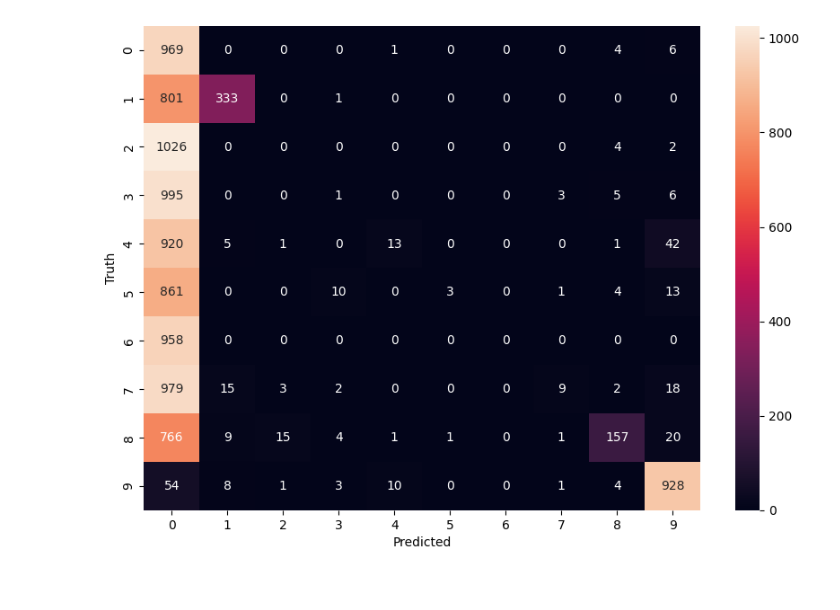
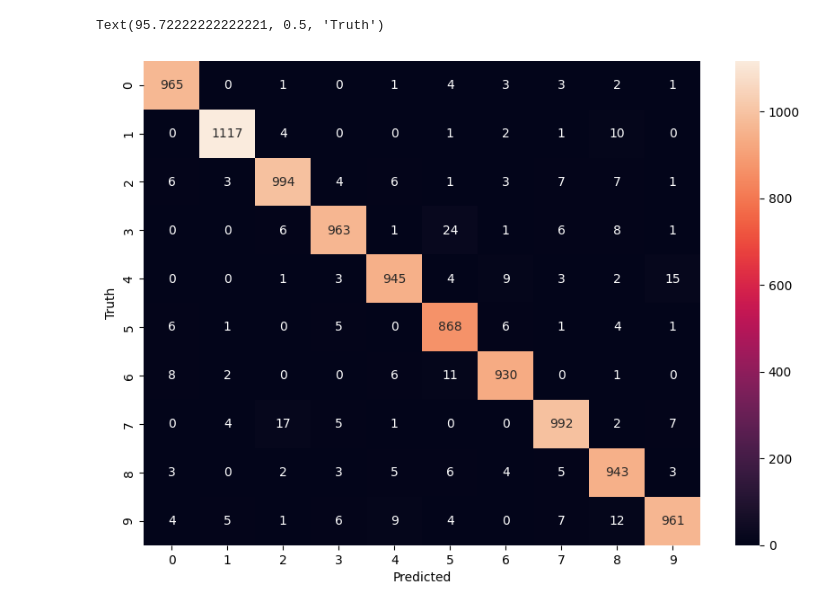
Before and after one commit to Avinash64/mnist-recognition-api, a Jupyter notebook: train_model.ipynb, the cells around one changed output. Drawn from its saved outputs; the diff is of its cells as text; code cells hidden in the pictures.

```diff
--- a/train_model.ipynb
+++ b/train_model.ipynb
@@ -16,3 +45,6 @@ To enable the following instructions: AVX2 FMA, in other operations, rebuild Ten
+# %%
+X_train = X_train / 255
+X_test = X_test / 255
 # %%
 model = keras.Sequential([
     keras.layers.Flatten(input_shape=(28, 28)),
@@ -24,5 +56,5 @@ model.compile(optimizer='adam',
     loss='sparse_categorical_crossentropy',
     metrics=['accuracy'])
 # %%
-model.fit(X_train, y_train, epochs=1000)
+model.fit(X_train, y_train, epochs=10)
 # %% [output]
@@ -51,6 +87,4 @@ plt.figure(figsize = (10,7))
 sn.heatmap(cm, annot=True, fmt='d')
 plt.xlabel('Predicted')
 plt.ylabel('Truth')
-
-model.save('writing.keras')
 # %% [output]
@@ -58,3 +92,4 @@ model.save('writing.keras')
+Text(95.72222222222221, 0.5, 'Truth')
-[figure, old version]
+[figure, new version]
 # %%
 model.save('writing.keras')
```
Also changed, not shown: parts of 8 cells of this notebook, 8 other files.
